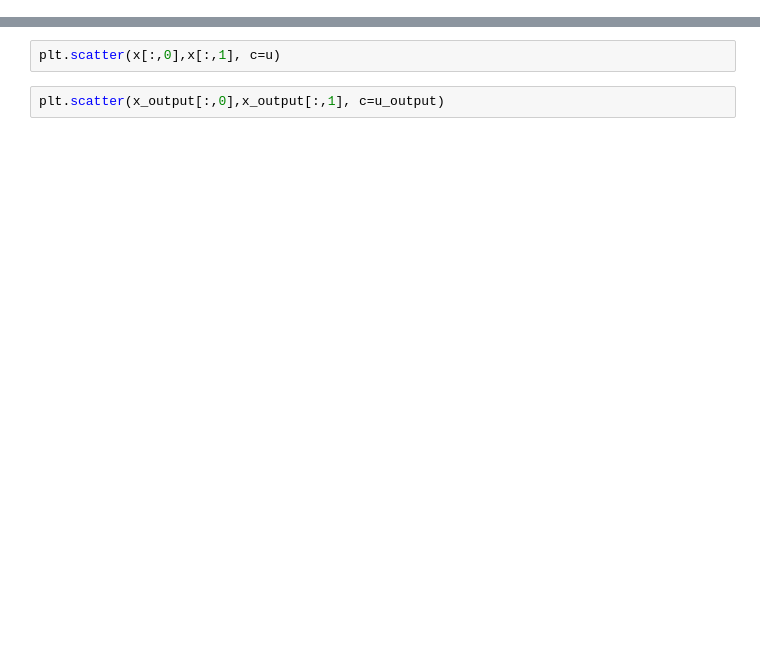
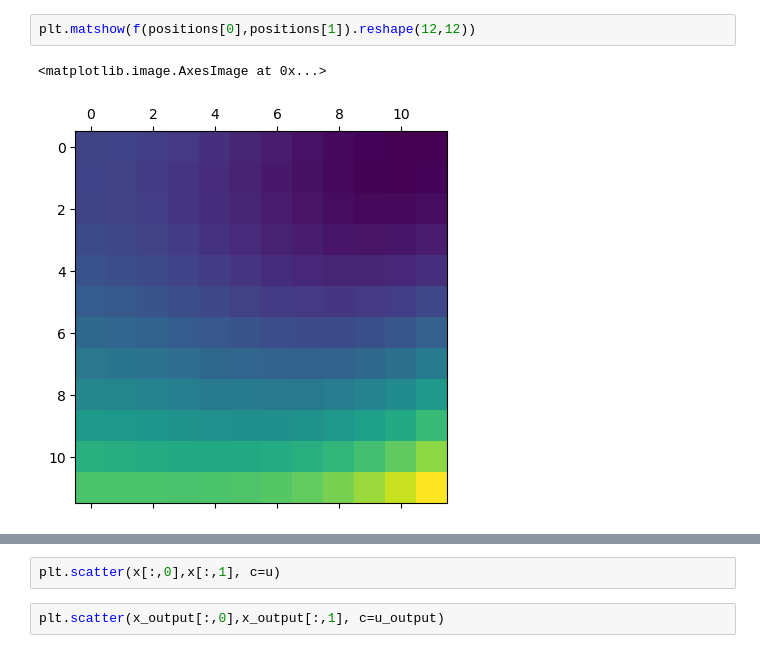
Before and after one commit to JoostHMPrins/ngo, a Jupyter notebook: developnotebooks/runpoisson.ipynb, the cells around one changed output, grey strips where cells are left out. Saved outputs shown, nothing was run; the diff lists cells and outputs as text; blank space fills up the shorter version.

```diff
--- a/developnotebooks/runpoisson.ipynb
+++ b/developnotebooks/runpoisson.ipynb
@@ -143,2 +138,7 @@ plt.axis('equal')
+# %%
+plt.matshow(f(positions[0],positions[1]).reshape(12,12))
+# %% [output]
+<matplotlib.image.AxesImage at 0x...>
+[figure, added]
 # %%
 plt.matshow(np.rot90(f(positions[0],positions[1]).reshape(12,12)))
```
Also changed, not shown: parts of 10 cells of this notebook.
